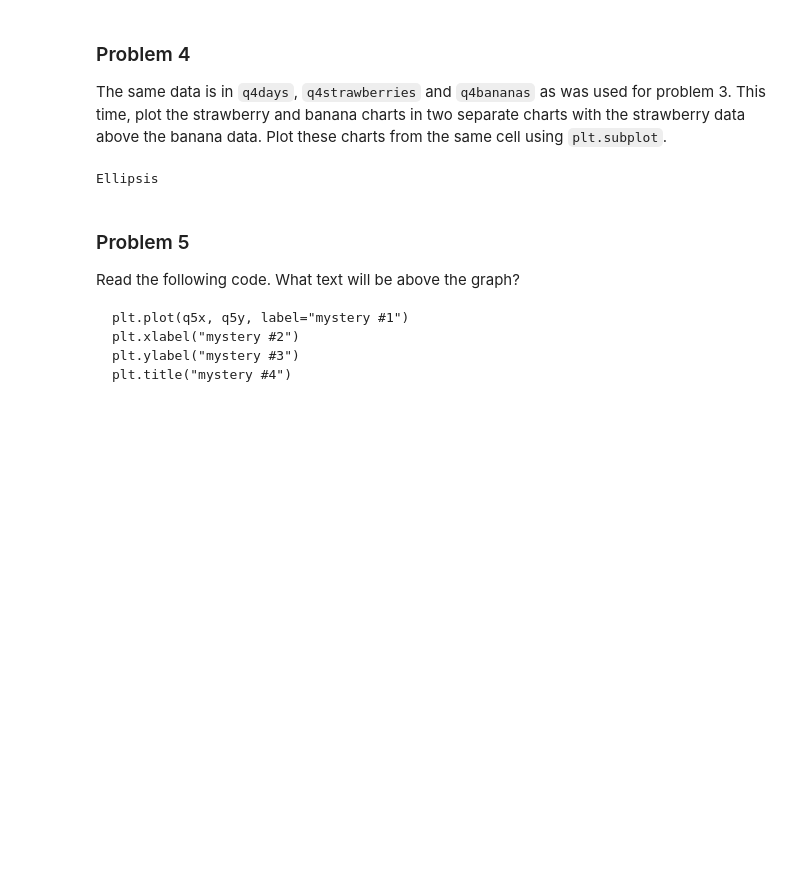
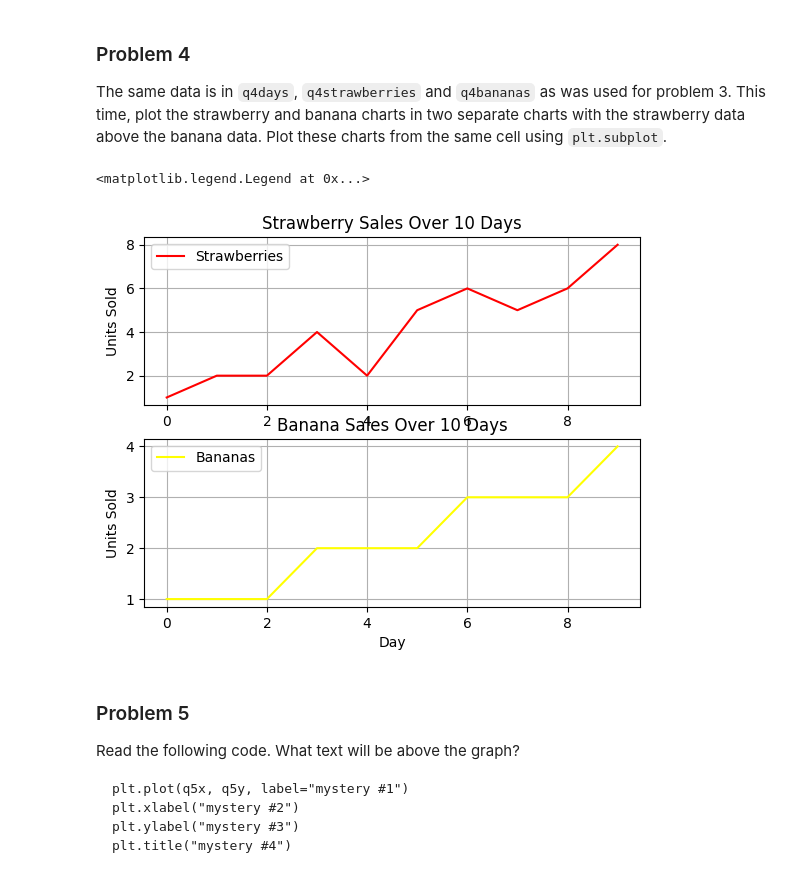
Before and after one commit to victordvas/dx602-homework-05, a Jupyter notebook: homework.ipynb, the cells around one changed output. Saved outputs shown, nothing was run; the diff lists cells and outputs as text; code cells hidden in the pictures; blank space fills up the shorter version.

```diff
--- a/homework.ipynb
+++ b/homework.ipynb
@@ -120,12 +137,25 @@ Plot these charts from the same cell using `plt.subplot`.
 q4days = range(10)
 q4strawberries = [1, 2, 2, 4, 2, 5, 6, 5, 6, 8]
 q4bananas = [1, 1, 1, 2, 2, 2, 3, 3, 3, 4]
-# %%
-# YOUR CHANGES HERE
-
-...
-# %% [output]
-Ellipsis
+# %%
+# YOUR CHANGES HERE
+
+plt.subplot(2, 1, 1)
+plt.plot(q4days, q4strawberries, color='red', label='Strawberries')
+plt.title("Strawberry Sales Over 10 Days")
+plt.ylabel("Units Sold")
+plt.grid(True)
+plt.legend()
+plt.subplot(2, 1, 2)
+plt.plot(q4days, q4bananas, color='yellow', label='Bananas')
+plt.title("Banana Sales Over 10 Days")
+plt.xlabel("Day")
+plt.ylabel("Units Sold")
+plt.grid(True)
+plt.legend()
+# %% [output]
+<matplotlib.legend.Legend at 0x...>
+[figure, added]
 # %% [markdown]
 ### Problem 5
 
```
Also changed, not shown: parts of 29 cells of this notebook, 1 other file.
